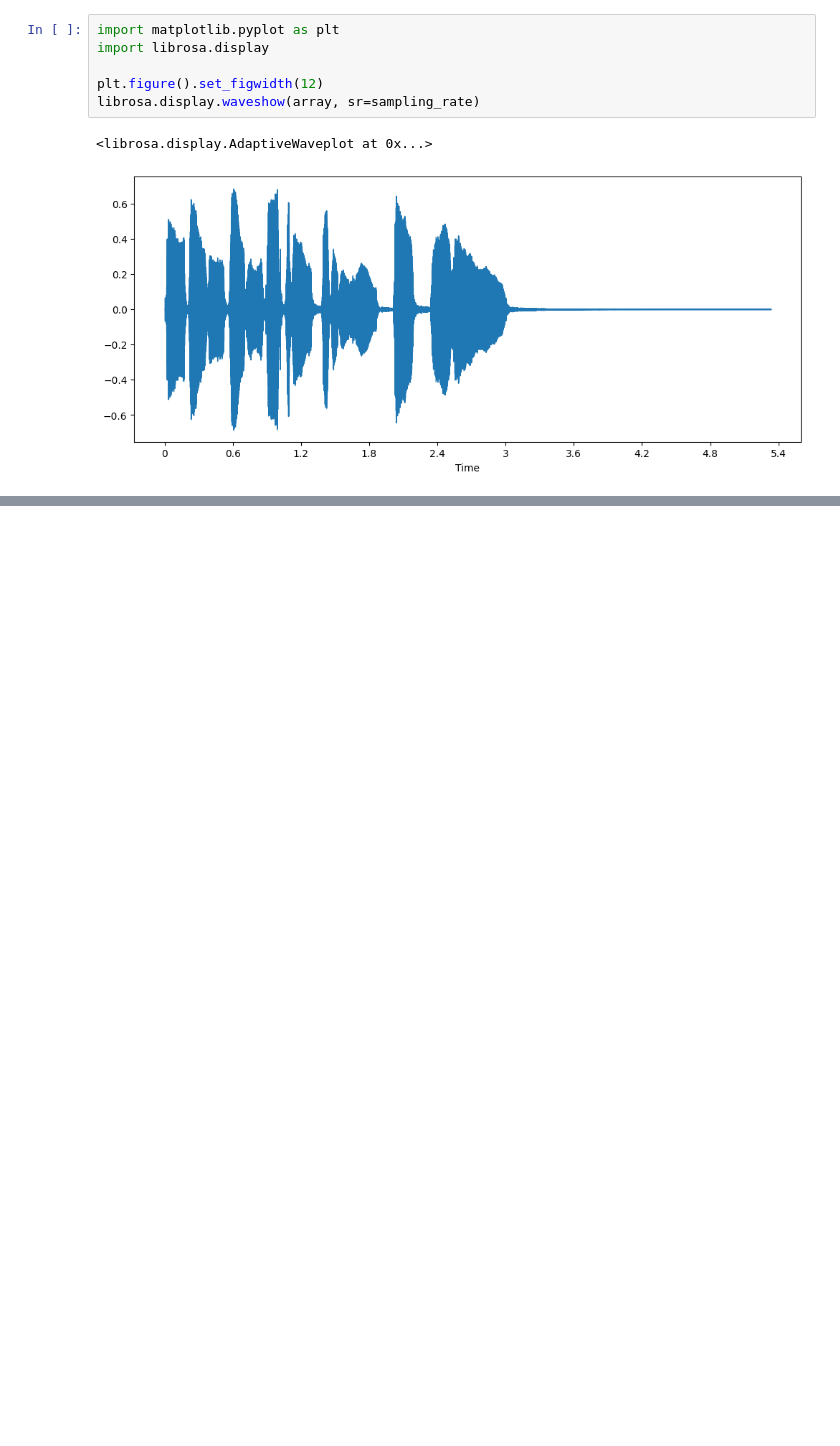
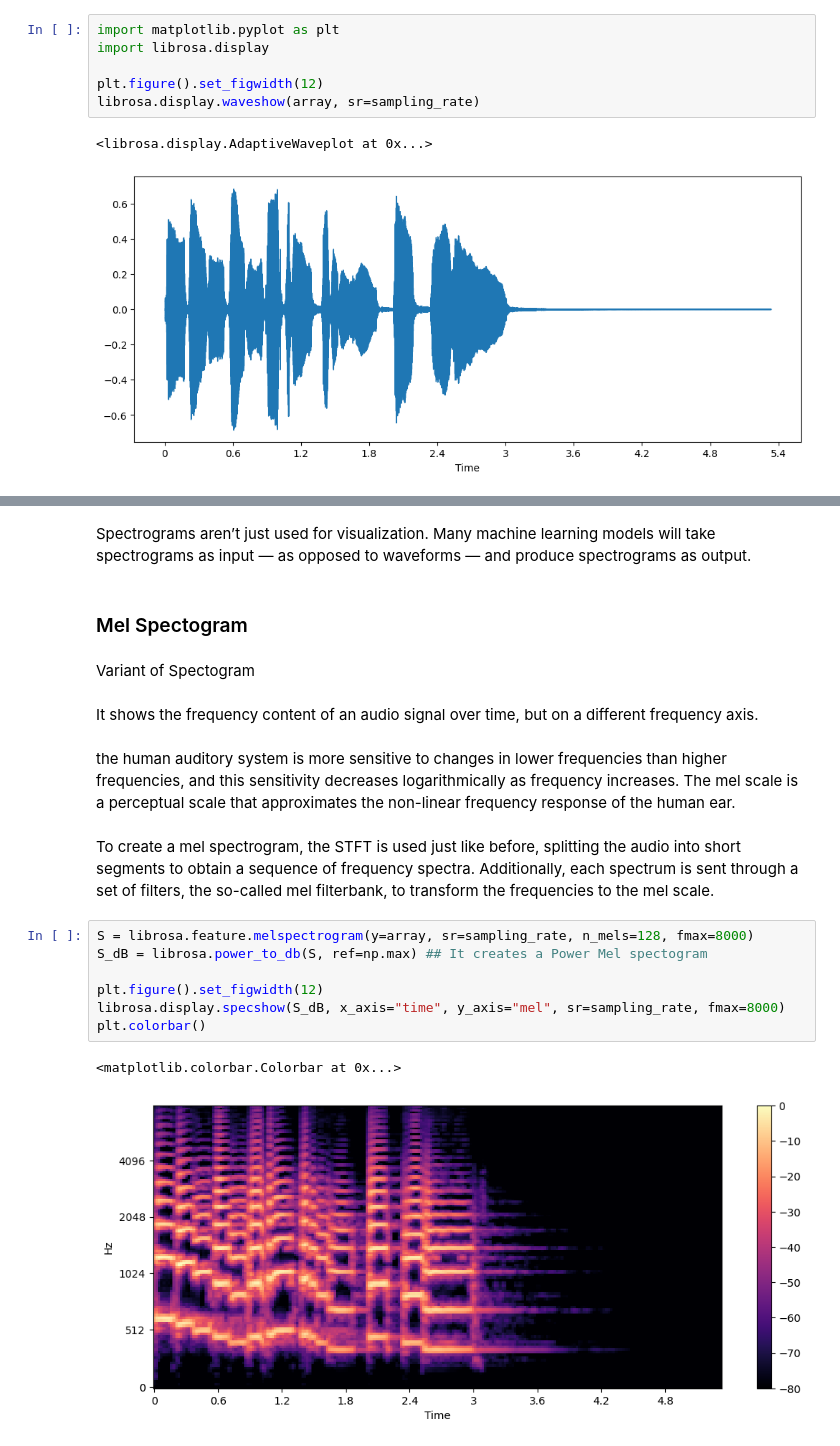
Before and after one commit to practice-dump/practice-dump, a Jupyter notebook: Audio/Audio_visualization.ipynb, the cells around one changed output, grey strips where cells are left out. Cells and saved outputs as stored; diff of their text form; blank space fills up the shorter version.

```diff
--- a/Audio/Audio_visualization.ipynb
+++ b/Audio/Audio_visualization.ipynb
@@ -17,0 +80,22 @@ librosa.display.waveshow(array, sr=sampling_rate)
+# %% [markdown]
+Spectrograms aren’t just used for visualization. Many machine learning models will take spectrograms as input — as opposed to waveforms — and produce spectrograms as output.
+# %% [markdown]
+### Mel Spectogram
+# %% [markdown]
+Variant of Spectogram
+# %% [markdown]
+It shows the frequency content of an audio signal over time, but on a different frequency axis.
+# %% [markdown]
+the human auditory system is more sensitive to changes in lower frequencies than higher frequencies, and this sensitivity decreases logarithmically as frequency increases. The mel scale is a perceptual scale that approximates the non-linear frequency response of the human ear.
+# %% [markdown]
+To create a mel spectrogram, the STFT is used just like before, splitting the audio into short segments to obtain a sequence of frequency spectra. Additionally, each spectrum is sent through a set of filters, the so-called mel filterbank, to transform the frequencies to the mel scale.
+# %%
+S = librosa.feature.melspectrogram(y=array, sr=sampling_rate, n_mels=128, fmax=8000)
+S_dB = librosa.power_to_db(S, ref=np.max) ## It creates a Power Mel spectogram
+
+plt.figure().set_figwidth(12)
+librosa.display.specshow(S_dB, x_axis="time", y_axis="mel", sr=sampling_rate, fmax=8000)
+plt.colorbar()
+# %% [output]
+<matplotlib.colorbar.Colorbar at 0x...>
+[figure, added]
```
Also changed, not shown: parts of 19 cells of this notebook.
